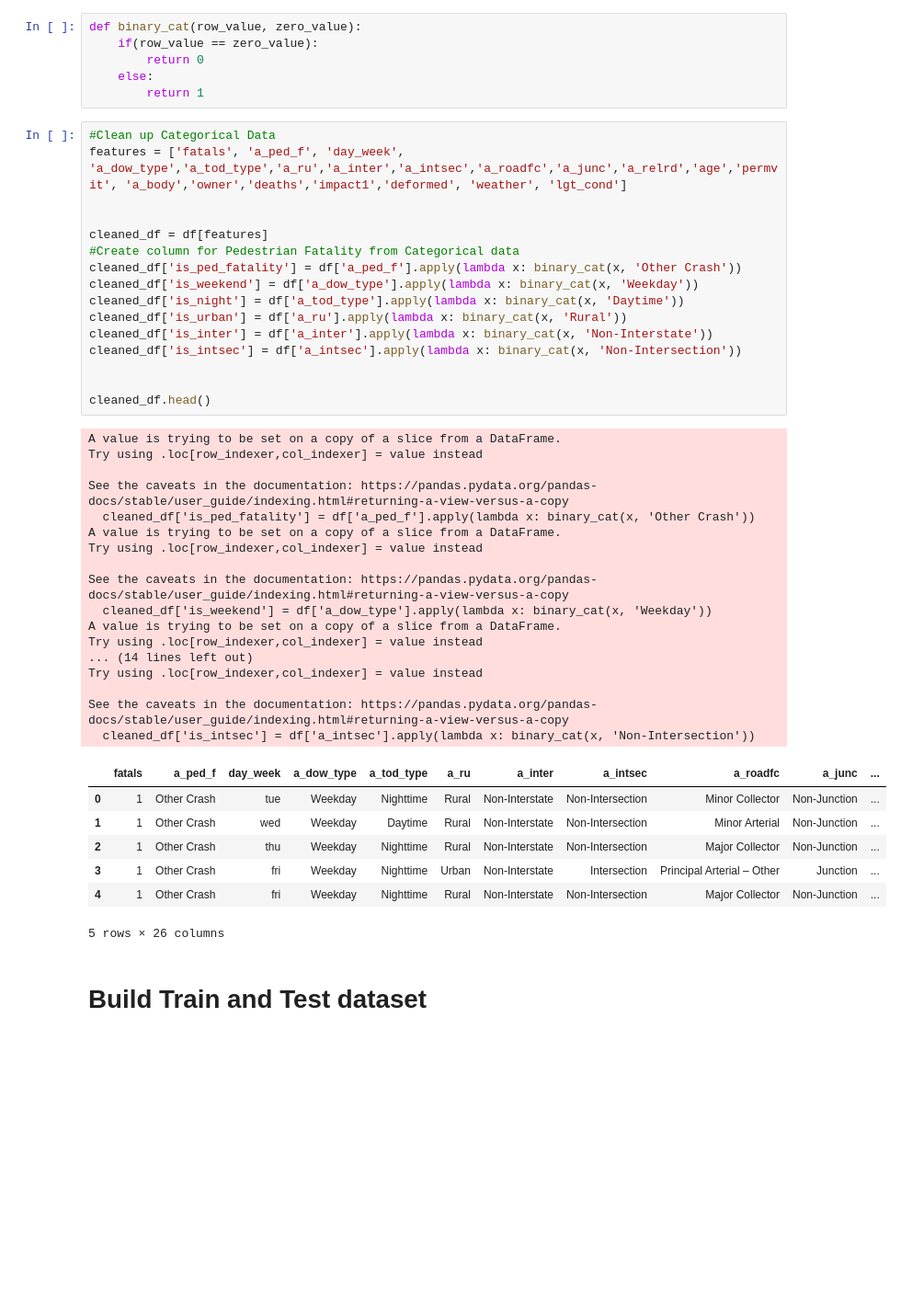
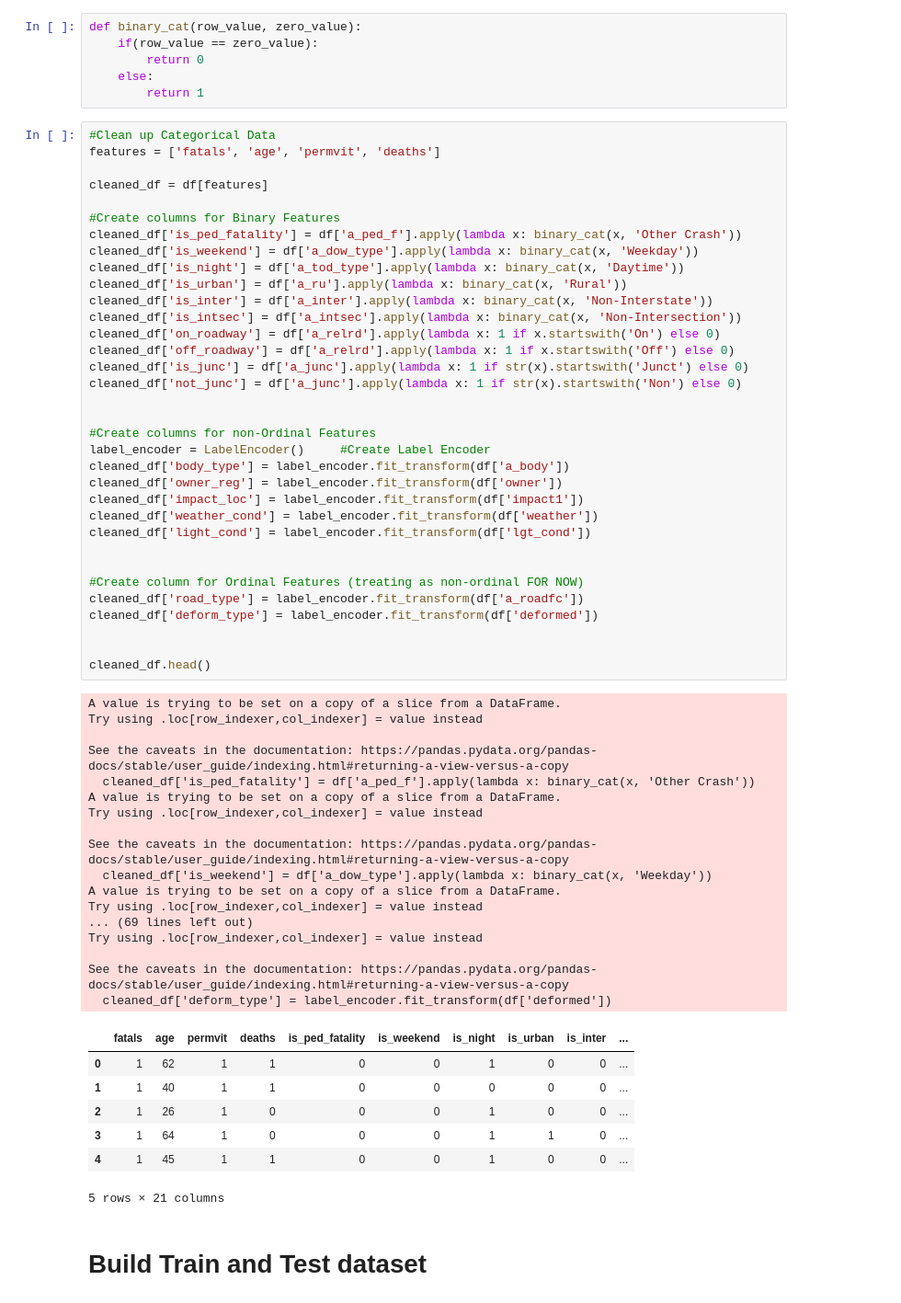
Before and after one commit to ugomezjr/USD_Data_Hackathon_2023, a Jupyter notebook: fars_train.ipynb, the cells around one changed output. Shown at 92% size. Drawn from its saved outputs; the diff is of its cells as text; blank space fills up the shorter version.

```diff
--- a/fars_train.ipynb
+++ b/fars_train.ipynb
@@ -42,45 +47,63 @@ def binary_cat(row_value, zero_value):
         return 1
 # %%
 #Clean up Categorical Data
-features = ['fatals', 'a_ped_f', 'day_week', 'a_dow_type','a_tod_type','a_ru','a_inter','a_intsec','a_roadfc','a_junc','a_relrd','age','permvit', 'a_body','owner','deaths','impact1','deformed', 'weather', 'lgt_cond']
-
+features = ['fatals', 'age', 'permvit', 'deaths']
 
 cleaned_df = df[features]
-#Create column for Pedestrian Fatality from Categorical data
+
+#Create columns for Binary Features
 cleaned_df['is_ped_fatality'] = df['a_ped_f'].apply(lambda x: binary_cat(x, 'Other Crash'))
 cleaned_df['is_weekend'] = df['a_dow_type'].apply(lambda x: binary_cat(x, 'Weekday'))
 cleaned_df['is_night'] = df['a_tod_type'].apply(lambda x: binary_cat(x, 'Daytime'))
 cleaned_df['is_urban'] = df['a_ru'].apply(lambda x: binary_cat(x, 'Rural'))
 cleaned_df['is_inter'] = df['a_inter'].apply(lambda x: binary_cat(x, 'Non-Interstate'))
 cleaned_df['is_intsec'] = df['a_intsec'].apply(lambda x: binary_cat(x, 'Non-Intersection'))
+cleaned_df['on_roadway'] = df['a_relrd'].apply(lambda x: 1 if x.startswith('On') else 0)
+cleaned_df['off_roadway'] = df['a_relrd'].apply(lambda x: 1 if x.startswith('Off') else 0)
+cleaned_df['is_junc'] = df['a_junc'].apply(lambda x: 1 if str(x).startswith('Junct') else 0)
+cleaned_df['not_junc'] = df['a_junc'].apply(lambda x: 1 if str(x).startswith('Non') else 0)
+
+
+#Create columns for non-Ordinal Features
+label_encoder = LabelEncoder()     #Create Label Encoder
+cleaned_df['body_type'] = label_encoder.fit_transform(df['a_body'])
+cleaned_df['owner_reg'] = label_encoder.fit_transform(df['owner'])
+cleaned_df['impact_loc'] = label_encoder.fit_transform(df['impact1'])
+cleaned_df['weather_cond'] = label_encoder.fit_transform(df['weather'])
+cleaned_df['light_cond'] = label_encoder.fit_transform(df['lgt_cond'])
+
+
+#Create column for Ordinal Features (treating as non-ordinal FOR NOW)
+cleaned_df['road_type'] = label_encoder.fit_transform(df['a_roadfc'])
+cleaned_df['deform_type'] = label_encoder.fit_transform(df['deformed'])
 
 
 cleaned_df.head()
 # %% [output]
 A value is trying to be set on a copy of a slice from a DataFrame.
 Try using .loc[row_indexer,col_indexer] = value instead
 
 See the caveats in the documentation: https://pandas.pydata.org/pandas-docs/stable/user_guide/indexing.html#returning-a-view-versus-a-copy
   cleaned_df['is_ped_fatality'] = df['a_ped_f'].apply(lambda x: binary_cat(x, 'Other Crash'))
 A value is trying to be set on a copy of a slice from a DataFrame.
 Try using .loc[row_indexer,col_indexer] = value instead
 
 See the caveats in the documentation: https://pandas.pydata.org/pandas-docs/stable/user_guide/indexing.html#returning-a-view-versus-a-copy
   cleaned_df['is_weekend'] = df['a_dow_type'].apply(lambda x: binary_cat(x, 'Weekday'))
 A value is trying to be set on a copy of a slice from a DataFrame.
 Try using .loc[row_indexer,col_indexer] = value instead
-... (14 lines left out)
+... (69 lines left out)
 Try using .loc[row_indexer,col_indexer] = value instead
 
 See the caveats in the documentation: https://pandas.pydata.org/pandas-docs/stable/user_guide/indexing.html#returning-a-view-versus-a-copy
-  cleaned_df['is_intsec'] = df['a_intsec'].apply(lambda x: binary_cat(x, 'Non-Intersection'))
+  cleaned_df['deform_type'] = label_encoder.fit_transform(df['deformed'])
-|  | fatals | a_ped_f | day_week | a_dow_type | a_tod_type | a_ru | a_inter | a_intsec | a_roadfc | a_junc | ... |
-| 0 | 1 | Other Crash | tue | Weekday | Nighttime | Rural | Non-Interstate | Non-Intersection | Minor Collector | Non-Junction | ... |
-| 1 | 1 | Other Crash | wed | Weekday | Daytime | Rural | Non-Interstate | Non-Intersection | Minor Arterial | Non-Junction | ... |
-| 2 | 1 | Other Crash | thu | Weekday | Nighttime | Rural | Non-Interstate | Non-Intersection | Major Collector | Non-Junction | ... |
-| 3 | 1 | Other Crash | fri | Weekday | Nighttime | Urban | Non-Interstate | Intersection | Principal Arterial – Other | Junction | ... |
-| 4 | 1 | Other Crash | fri | Weekday | Nighttime | Rural | Non-Interstate | Non-Intersection | Major Collector | Non-Junction | ... |
+|  | fatals | age | permvit | deaths | is_ped_fatality | is_weekend | is_night | is_urban | is_inter | ... |
+| 0 | 1 | 62 | 1 | 1 | 0 | 0 | 1 | 0 | 0 | ... |
+| 1 | 1 | 40 | 1 | 1 | 0 | 0 | 0 | 0 | 0 | ... |
+| 2 | 1 | 26 | 1 | 0 | 0 | 0 | 1 | 0 | 0 | ... |
+| 3 | 1 | 64 | 1 | 0 | 0 | 0 | 1 | 1 | 0 | ... |
+| 4 | 1 | 45 | 1 | 1 | 0 | 0 | 1 | 0 | 0 | ... |
-5 rows × 26 columns
+5 rows × 21 columns
 # %% [markdown]
 # Build Train and Test dataset
 # %%
```
Also changed, not shown: parts of 6 cells of this notebook.
